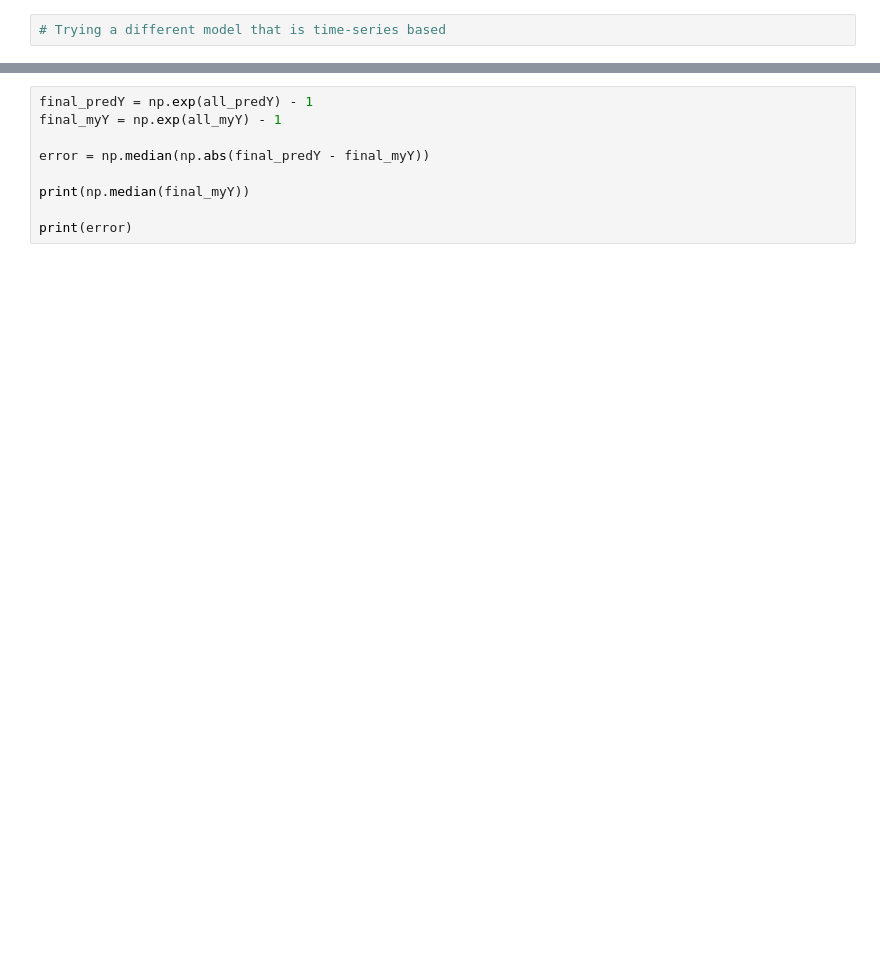
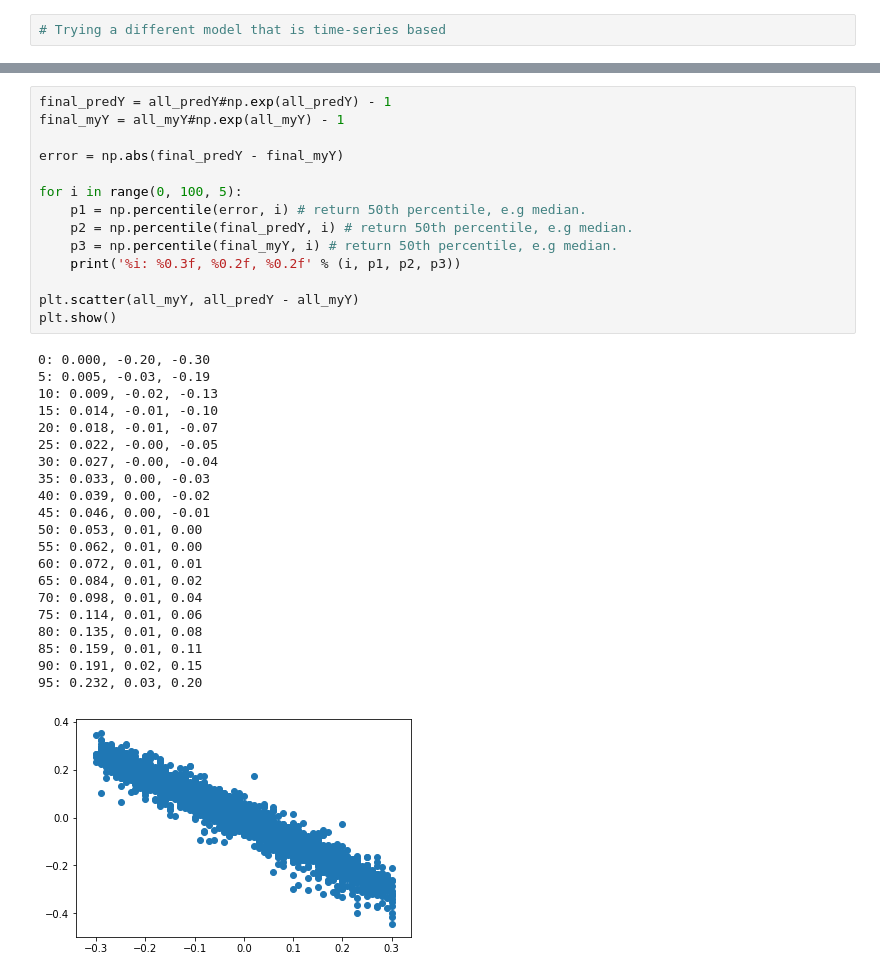
Before and after one commit to isabellafaccone/aquabytePersonal, a Jupyter notebook: bryton/ml_sealice/Sea lice analysis.ipynb, the cells around one changed output, grey strips where cells are left out. Cells and saved outputs as stored; diff of their text form; blank space fills up the shorter version.

```diff
--- a/bryton/ml_sealice/Sea lice analysis.ipynb
+++ b/bryton/ml_sealice/Sea lice analysis.ipynb
@@ -230,9 +396,36 @@ plt.show()
-# %%
-final_predY = np.exp(all_predY) - 1
-final_myY = np.exp(all_myY) - 1
-
-error = np.median(np.abs(final_predY - final_myY))
-
-print(np.median(final_myY))
-
-print(error)
+# %%
+final_predY = all_predY#np.exp(all_predY) - 1
+final_myY = all_myY#np.exp(all_myY) - 1
+
+error = np.abs(final_predY - final_myY)
+
+for i in range(0, 100, 5):
+    p1 = np.percentile(error, i) # return 50th percentile, e.g median.
+    p2 = np.percentile(final_predY, i) # return 50th percentile, e.g median.
+    p3 = np.percentile(final_myY, i) # return 50th percentile, e.g median.
+    print('%i: %0.3f, %0.2f, %0.2f' % (i, p1, p2, p3))
+
+plt.scatter(all_myY, all_predY - all_myY)
+plt.show()
+# %% [output]
+0: 0.000, -0.20, -0.30
+5: 0.005, -0.03, -0.19
+10: 0.009, -0.02, -0.13
+15: 0.014, -0.01, -0.10
+20: 0.018, -0.01, -0.07
+25: 0.022, -0.00, -0.05
+30: 0.027, -0.00, -0.04
+35: 0.033, 0.00, -0.03
+40: 0.039, 0.00, -0.02
+45: 0.046, 0.00, -0.01
+50: 0.053, 0.01, 0.00
+55: 0.062, 0.01, 0.00
+60: 0.072, 0.01, 0.01
+65: 0.084, 0.01, 0.02
+70: 0.098, 0.01, 0.04
+75: 0.114, 0.01, 0.06
+80: 0.135, 0.01, 0.08
+85: 0.159, 0.01, 0.11
+90: 0.191, 0.02, 0.15
+95: 0.232, 0.03, 0.20
+[figure, added]
```
Also changed, not shown: parts of 14 cells of this notebook, 2 other files.
